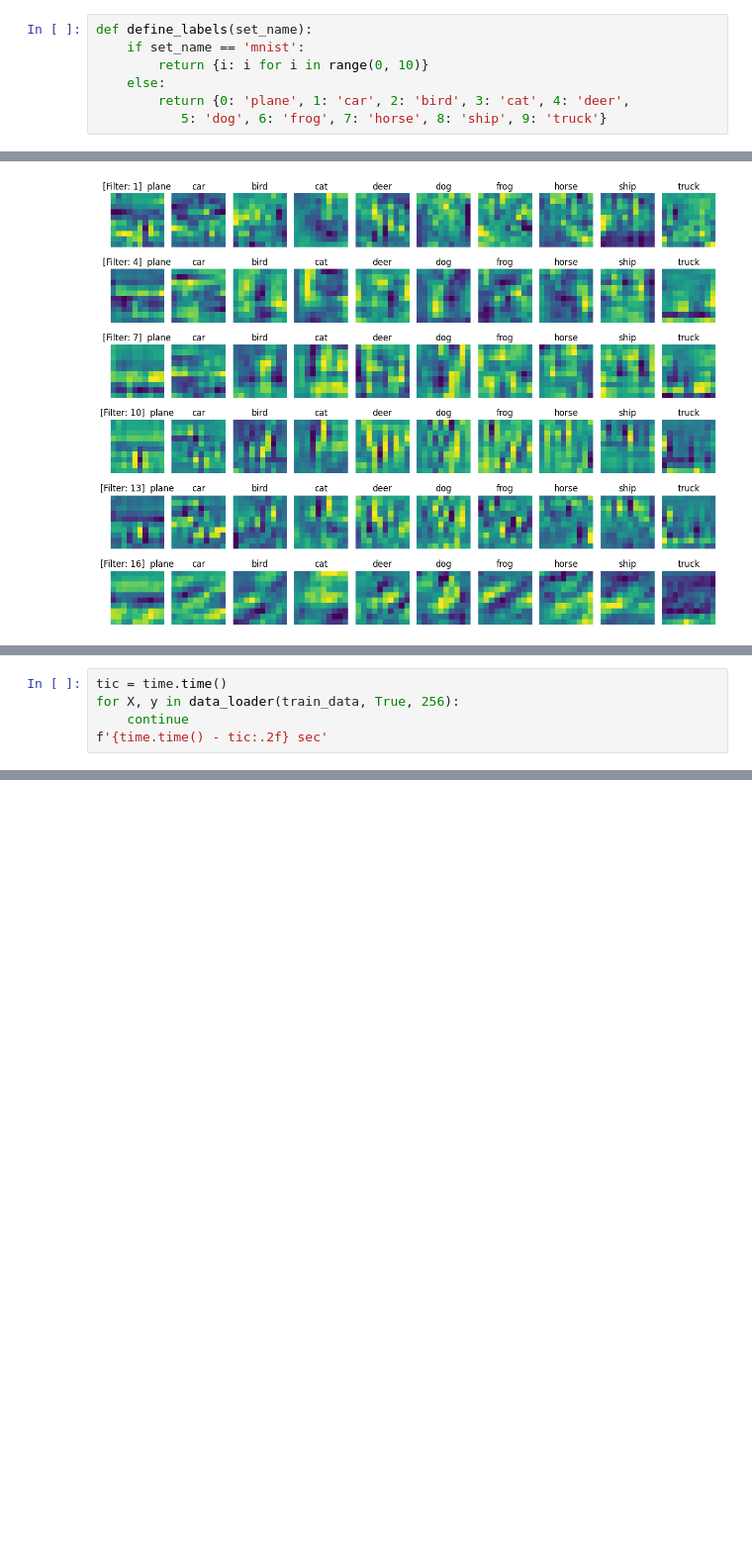
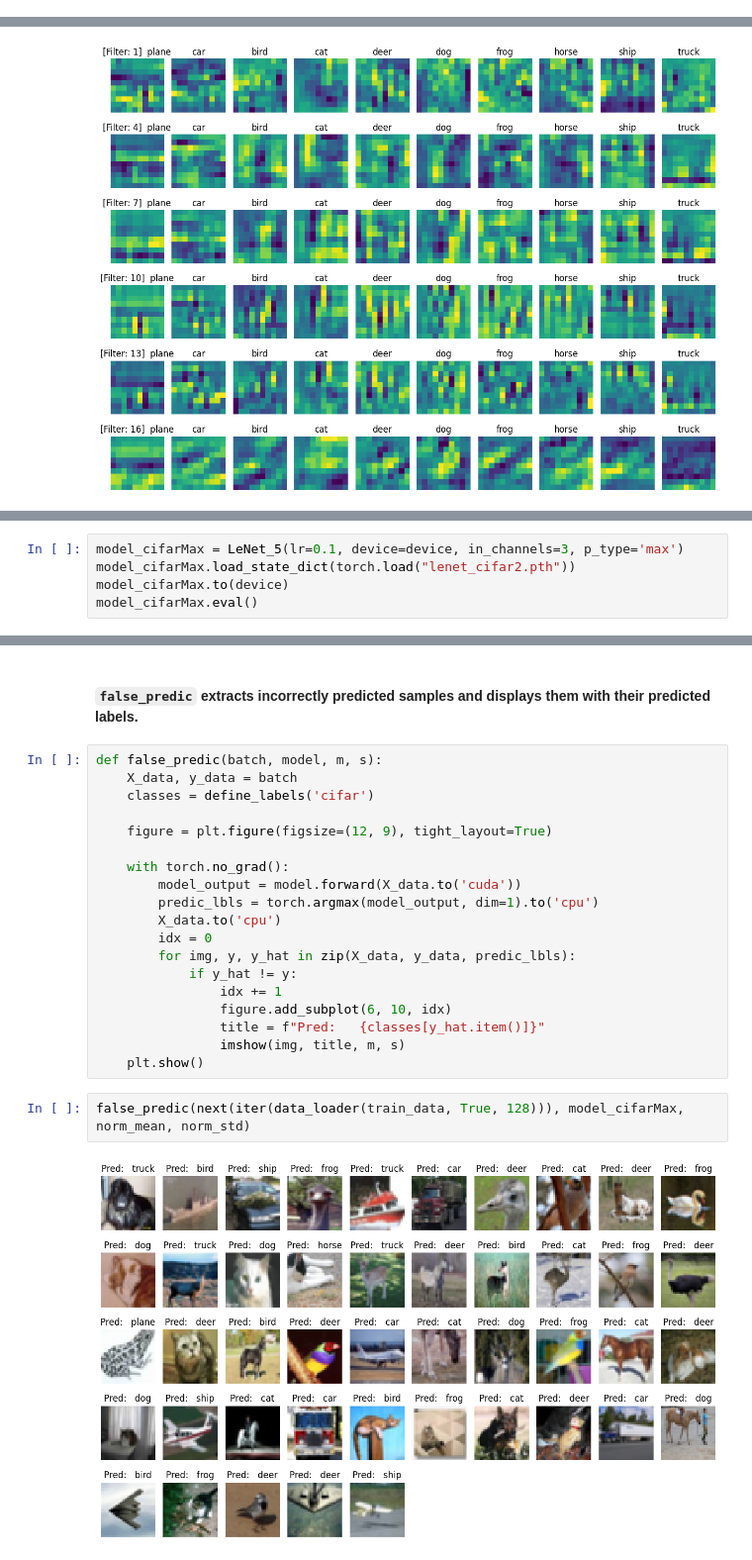
Before and after one commit to M4rselo/lenet5-from-scratch-analysis, a Jupyter notebook: cnn_scratch.ipynb, the cells around one changed output, grey strips where cells are left out. Shown at 99% size. Drawn from its saved outputs; the diff is of its cells as text; blank space fills up the shorter version.

```diff
--- a/cnn_scratch.ipynb
+++ b/cnn_scratch.ipynb
@@ -499,7 +582,0 @@ torch.save(model_3.state_dict(), "lenet_mnist2.pth")
-# %%
-def define_labels(set_name):
-    if set_name == 'mnist':
-        return {i: i for i in range(0, 10)}
-    else:
-        return {0: 'plane', 1: 'car', 2: 'bird', 3: 'cat', 4: 'deer',
-           5: 'dog', 6: 'frog', 7: 'horse', 8: 'ship', 9: 'truck'}
@@ -624,5 +657,0 @@ class LeNet_API(nn.Module):
-# %%
-tic = time.time()
-for X, y in data_loader(train_data, True, 256):
-    continue
-f'{time.time() - tic:.2f} sec'
@@ -630,0 +687,5 @@ f'{time.time() - tic:.2f} sec'
+# %%
+model_cifarMax = LeNet_5(lr=0.1, device=device, in_channels=3, p_type='max')
+model_cifarMax.load_state_dict(torch.load("lenet_cifar2.pth"))
+model_cifarMax.to(device)
+model_cifarMax.eval()
@@ -630,0 +702,25 @@ f'{time.time() - tic:.2f} sec'
+# %% [markdown]
+#### `false_predic` extracts incorrectly predicted samples and displays them with their predicted labels.
+# %%
+def false_predic(batch, model, m, s):
+    X_data, y_data = batch
+    classes = define_labels('cifar')
+
+    figure = plt.figure(figsize=(12, 9), tight_layout=True)
+
+    with torch.no_grad():
+        model_output = model.forward(X_data.to('cuda'))
+        predic_lbls = torch.argmax(model_output, dim=1).to('cpu')
+        X_data.to('cpu')
+        idx = 0
+        for img, y, y_hat in zip(X_data, y_data, predic_lbls):
+            if y_hat != y:
+                idx += 1
+                figure.add_subplot(6, 10, idx)
+                title = f"Pred:   {classes[y_hat.item()]}"
+                imshow(img, title, m, s)
+    plt.show()
+# %%
+false_predic(next(iter(data_loader(train_data, True, 128))), model_cifarMax, norm_mean, norm_std)
+# %% [output]
+[figure, added]
```
Also changed, not shown: parts of 68 cells of this notebook.
